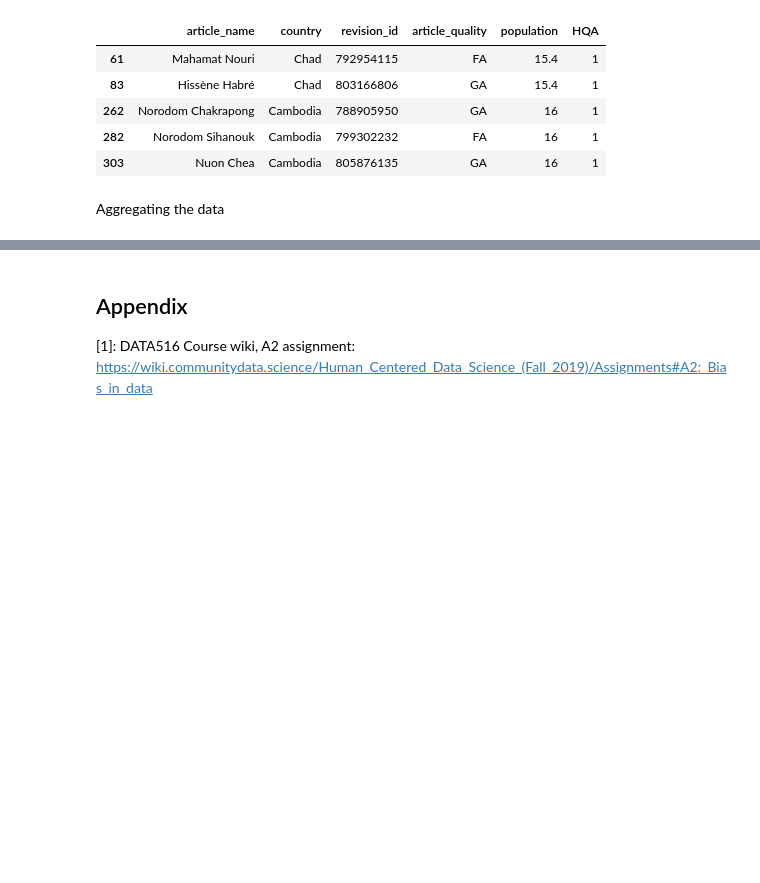
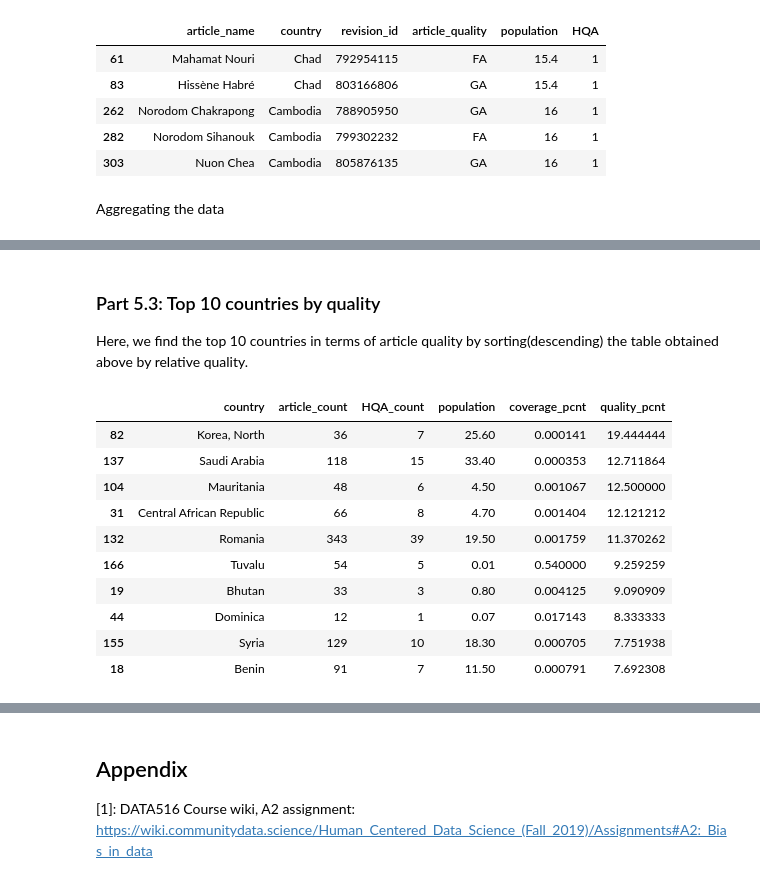
Before and after one commit to winnawat/data-512-a2, a Jupyter notebook: DATA512-A2.ipynb, the cells around one changed output, grey strips where cells are left out. Saved outputs shown, nothing was run; the diff lists cells and outputs as text; code cells hidden in the pictures; blank space fills up the shorter version.

```diff
--- a/DATA512-A2.ipynb
+++ b/DATA512-A2.ipynb
@@ -353,0 +506,18 @@ Aggregating the data
+# %% [markdown]
+### Part 5.3: Top 10 countries by quality
+Here, we find the top 10 countries in terms of article quality by sorting(descending) the table obtained above by relative quality.
+# %%
+top_10_qual = data_by_country.sort_values(by='quality_pcnt', ascending=False).head(10)
+top_10_qual
+# %% [output]
+|  | country | article_count | HQA_count | population | coverage_pcnt | quality_pcnt |
+| 82 | Korea, North | 36 | 7 | 25.60 | 0.000141 | 19.444444 |
+| 137 | Saudi Arabia | 118 | 15 | 33.40 | 0.000353 | 12.711864 |
+| 104 | Mauritania | 48 | 6 | 4.50 | 0.001067 | 12.500000 |
+| 31 | Central African Republic | 66 | 8 | 4.70 | 0.001404 | 12.121212 |
+| 132 | Romania | 343 | 39 | 19.50 | 0.001759 | 11.370262 |
+| 166 | Tuvalu | 54 | 5 | 0.01 | 0.540000 | 9.259259 |
+| 19 | Bhutan | 33 | 3 | 0.80 | 0.004125 | 9.090909 |
+| 44 | Dominica | 12 | 1 | 0.07 | 0.017143 | 8.333333 |
+| 155 | Syria | 129 | 10 | 18.30 | 0.000705 | 7.751938 |
+| 18 | Benin | 91 | 7 | 11.50 | 0.000791 | 7.692308 |
```
Also changed, not shown: parts of 25 cells of this notebook, 1 other file.
